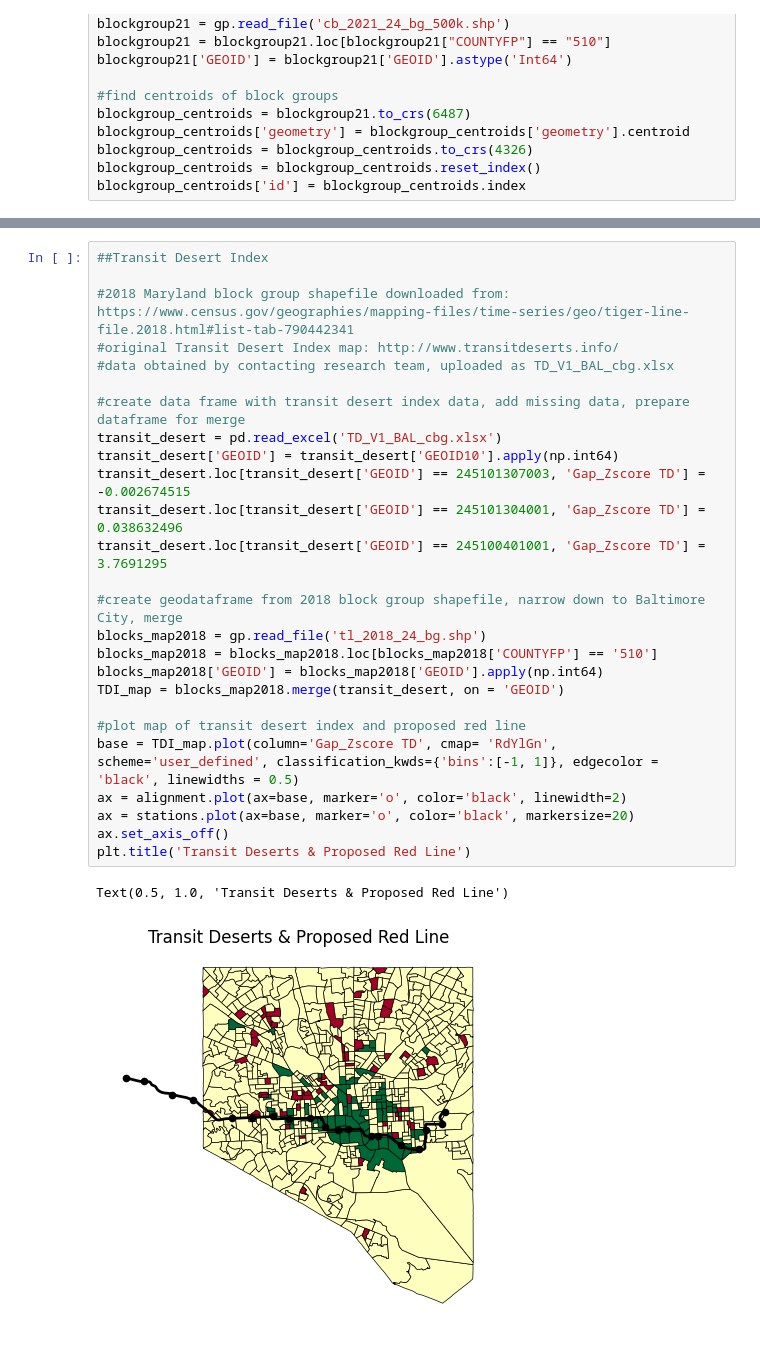
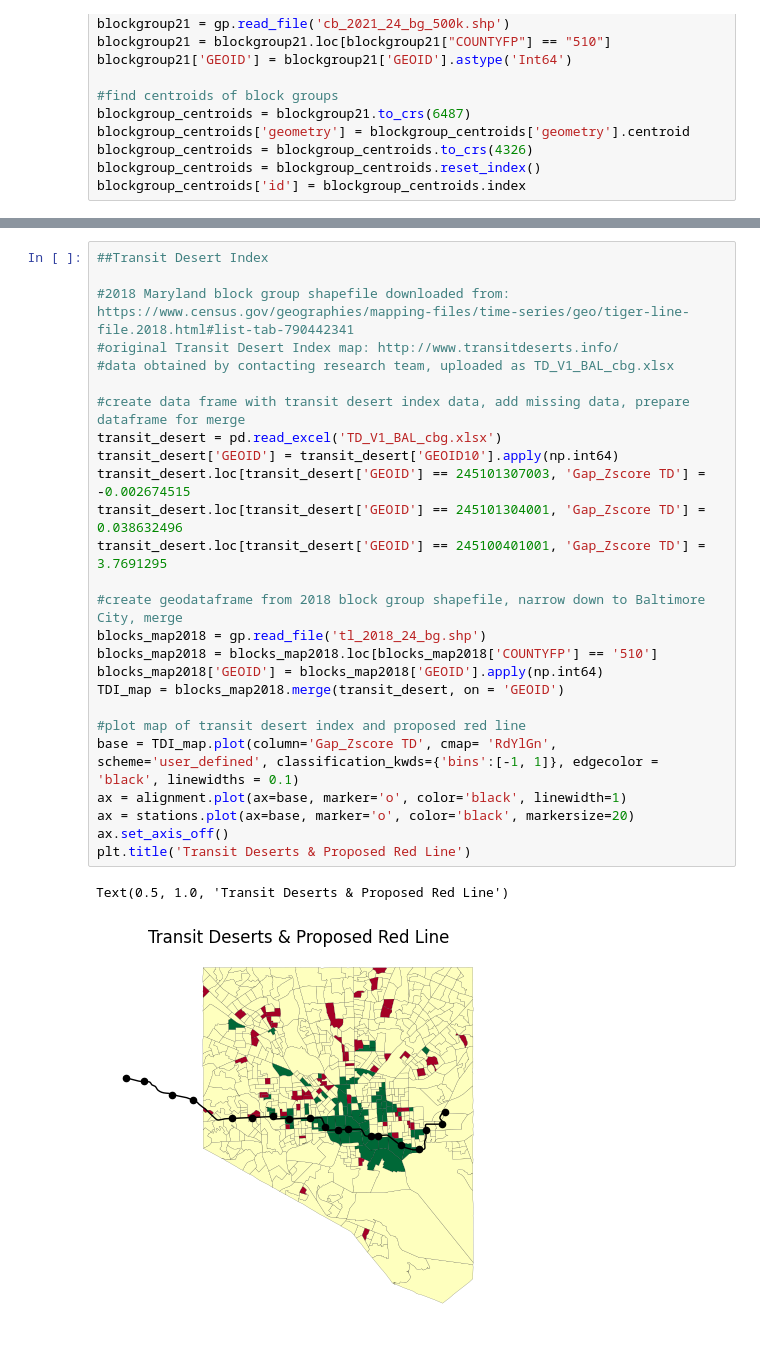
Before and after one commit to EllieBard/RedLine, a Jupyter notebook: Final.ipynb, the cells around one changed output, grey strips where cells are left out. Saved outputs shown, nothing was run; the diff lists cells and outputs as text.

```diff
--- a/Final.ipynb
+++ b/Final.ipynb
@@ -291,29 +281,29 @@ base.set_axis_off()
 # %%
 ##Transit Desert Index
 
 #2018 Maryland block group shapefile downloaded from: https://www.census.gov/geographies/mapping-files/time-series/geo/tiger-line-file.2018.html#list-tab-790442341
 #original Transit Desert Index map: http://www.transitdeserts.info/
 #data obtained by contacting research team, uploaded as TD_V1_BAL_cbg.xlsx
 
 #create data frame with transit desert index data, add missing data, prepare dataframe for merge
 transit_desert = pd.read_excel('TD_V1_BAL_cbg.xlsx')
 transit_desert['GEOID'] = transit_desert['GEOID10'].apply(np.int64)
 transit_desert.loc[transit_desert['GEOID'] == 245101307003, 'Gap_Zscore TD'] = -0.002674515
 transit_desert.loc[transit_desert['GEOID'] == 245101304001, 'Gap_Zscore TD'] = 0.038632496
 transit_desert.loc[transit_desert['GEOID'] == 245100401001, 'Gap_Zscore TD'] = 3.7691295
 
 #create geodataframe from 2018 block group shapefile, narrow down to Baltimore City, merge
 blocks_map2018 = gp.read_file('tl_2018_24_bg.shp')
 blocks_map2018 = blocks_map2018.loc[blocks_map2018['COUNTYFP'] == '510']
 blocks_map2018['GEOID'] = blocks_map2018['GEOID'].apply(np.int64)
 TDI_map = blocks_map2018.merge(transit_desert, on = 'GEOID')
 
 #plot map of transit desert index and proposed red line
-base = TDI_map.plot(column='Gap_Zscore TD', cmap= 'RdYlGn', scheme='user_defined', classification_kwds={'bins':[-1, 1]}, edgecolor = 'black', linewidths = 0.5)
-ax = alignment.plot(ax=base, marker='o', color='black', linewidth=2)
+base = TDI_map.plot(column='Gap_Zscore TD', cmap= 'RdYlGn', scheme='user_defined', classification_kwds={'bins':[-1, 1]}, edgecolor = 'black', linewidths = 0.1)
+ax = alignment.plot(ax=base, marker='o', color='black', linewidth=1)
 ax = stations.plot(ax=base, marker='o', color='black', markersize=20)
 ax.set_axis_off()
 plt.title('Transit Deserts & Proposed Red Line')
 # %% [output]
 Text(0.5, 1.0, 'Transit Deserts & Proposed Red Line')
-[figure, old version]
+[figure, new version]
```
Also changed, not shown: parts of 11 cells of this notebook.
